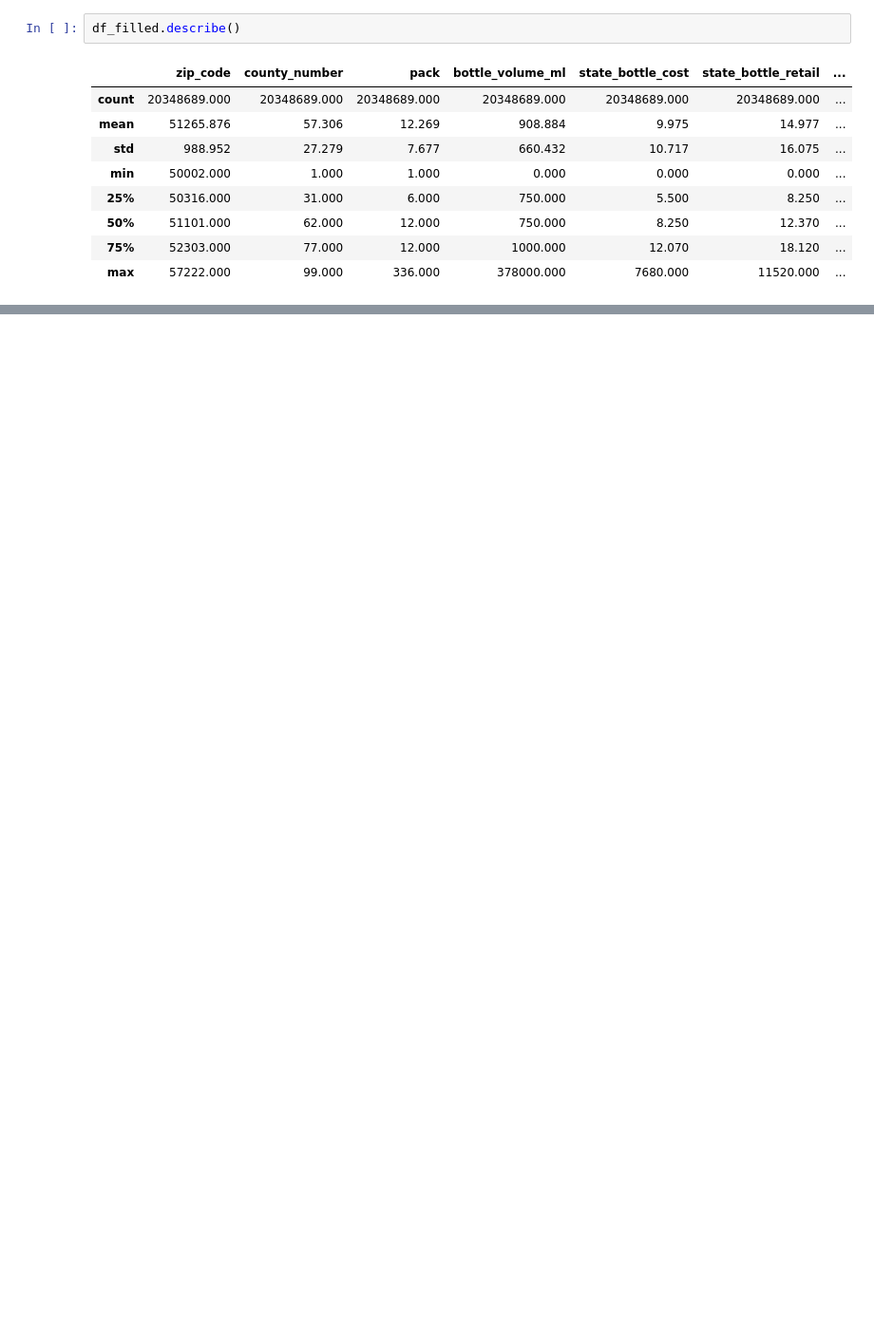
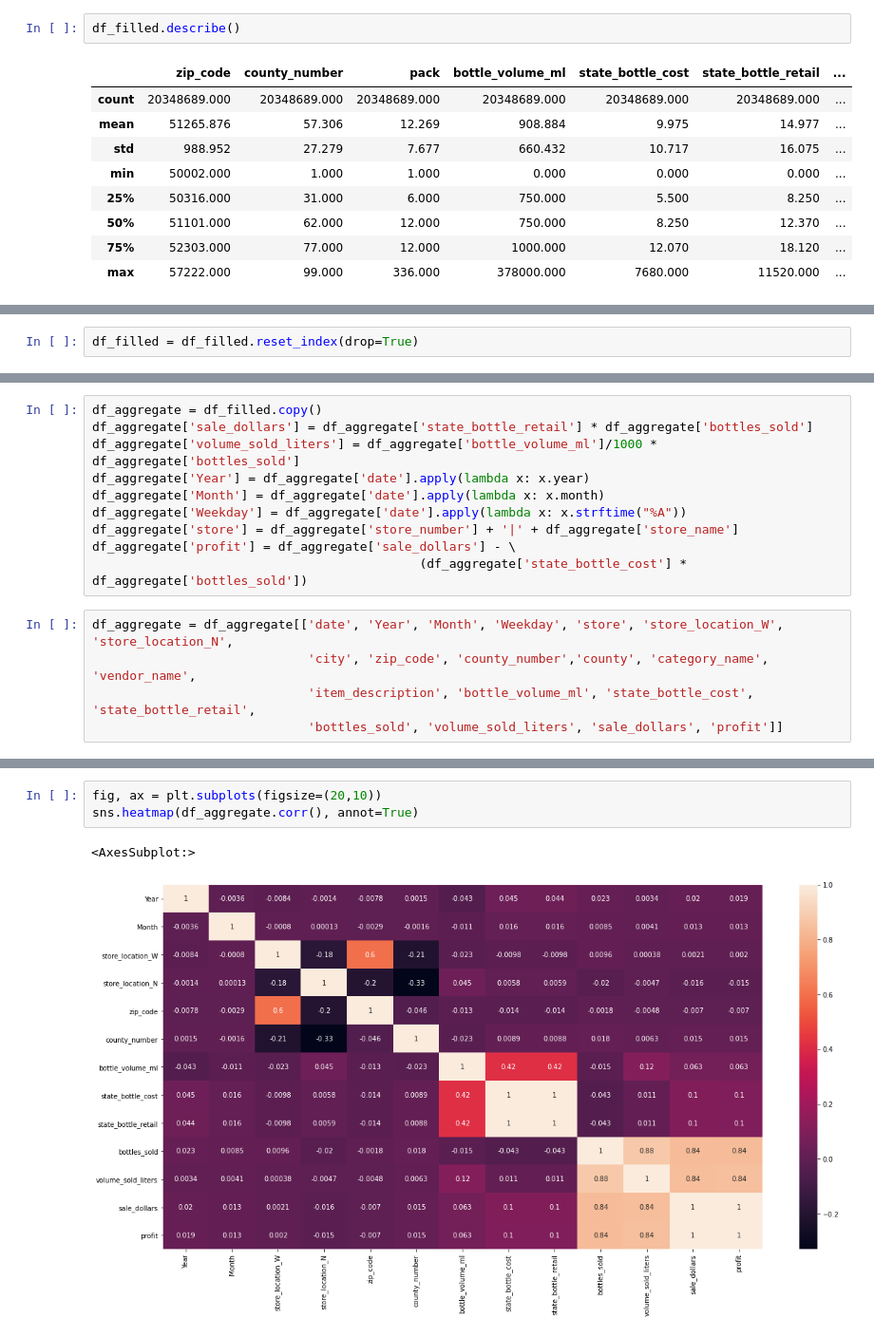
Before and after one commit to SemeniukDavid/Iowa_liquor_sales-data-analysis, a Jupyter notebook: Iowa_liquor.ipynb, the cells around one changed output, grey strips where cells are left out. Shown at 95% size. Cells and saved outputs as stored; diff of their text form; blank space fills up the shorter version.

```diff
--- a/Iowa_liquor.ipynb
+++ b/Iowa_liquor.ipynb
@@ -742,0 +689,2 @@ fig_reg.show()
+# %%
+df_filled = df_filled.reset_index(drop=True)
@@ -742,0 +715,15 @@ fig_reg.show()
+# %%
+df_aggregate = df_filled.copy()
+df_aggregate['sale_dollars'] = df_aggregate['state_bottle_retail'] * df_aggregate['bottles_sold']
+df_aggregate['volume_sold_liters'] = df_aggregate['bottle_volume_ml']/1000 * df_aggregate['bottles_sold']
+df_aggregate['Year'] = df_aggregate['date'].apply(lambda x: x.year)
+df_aggregate['Month'] = df_aggregate['date'].apply(lambda x: x.month)
+df_aggregate['Weekday'] = df_aggregate['date'].apply(lambda x: x.strftime("%A"))
+df_aggregate['store'] = df_aggregate['store_number'] + '|' + df_aggregate['store_name']
+df_aggregate['profit'] = df_aggregate['sale_dollars'] - \
+                                            (df_aggregate['state_bottle_cost'] * df_aggregate['bottles_sold'])
+# %%
+df_aggregate = df_aggregate[['date', 'Year', 'Month', 'Weekday', 'store', 'store_location_W', 'store_location_N',
+                             'city', 'zip_code', 'county_number','county', 'category_name', 'vendor_name',
+                             'item_description', 'bottle_volume_ml', 'state_bottle_cost', 'state_bottle_retail',
+                             'bottles_sold', 'volume_sold_liters', 'sale_dollars', 'profit']]
@@ -742,0 +739,6 @@ fig_reg.show()
+# %%
+fig, ax = plt.subplots(figsize=(20,10))
+sns.heatmap(df_aggregate.corr(), annot=True)
+# %% [output]
+<AxesSubplot:>
+[figure, added]
```
Also changed, not shown: parts of 72 cells of this notebook.
